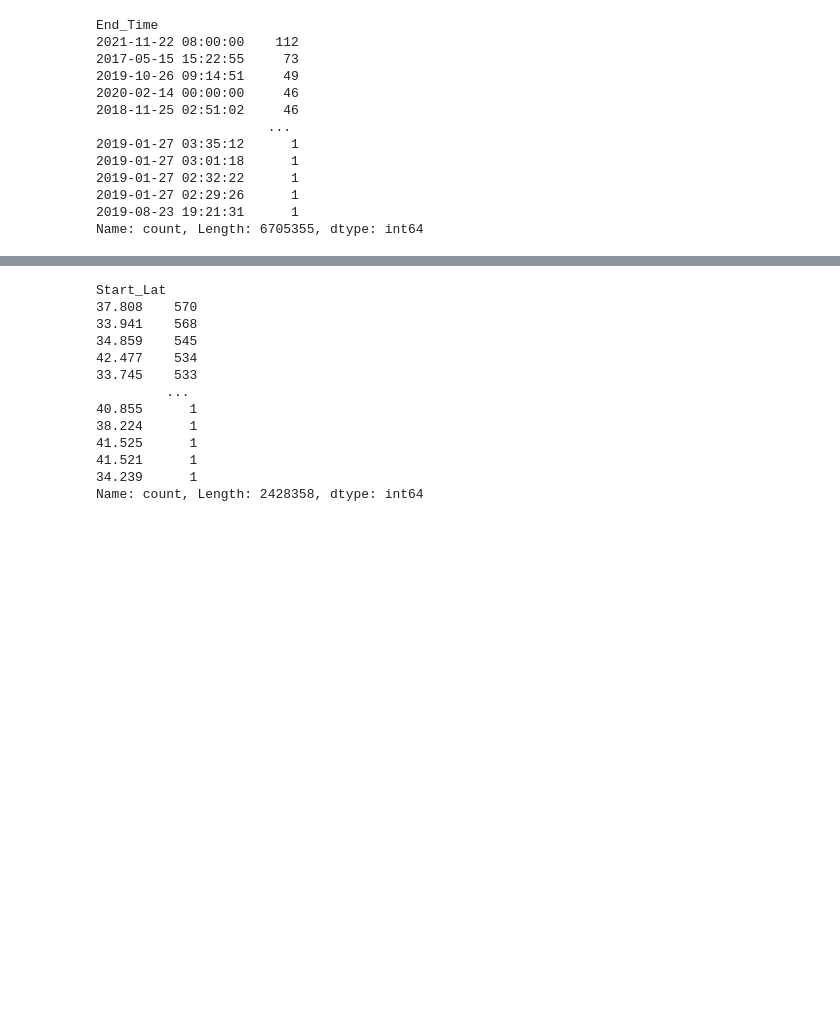
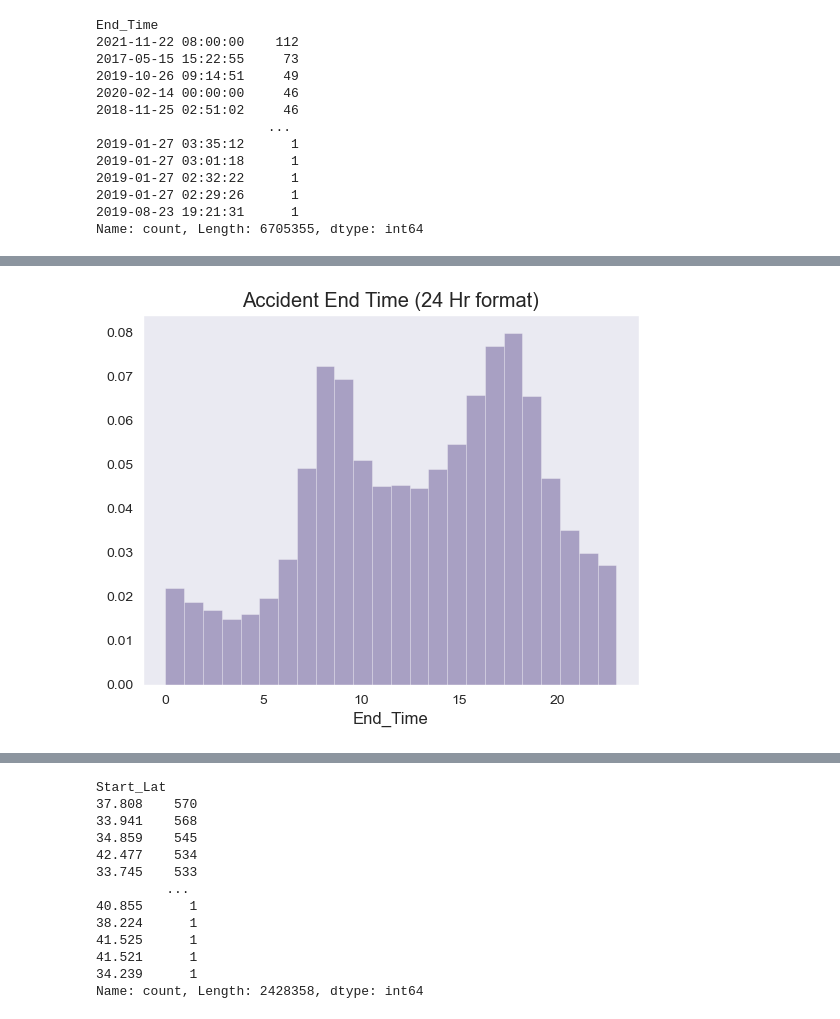
Before and after one commit to niranjan910/US-Accident-Analytics, a Jupyter notebook: US_Accident_analysis.ipynb, the cells around one changed output, grey strips where cells are left out. Saved outputs shown, nothing was run; the diff lists cells and outputs as text; code cells hidden in the pictures; blank space fills up the shorter version.

```diff
--- a/US_Accident_analysis.ipynb
+++ b/US_Accident_analysis.ipynb
@@ -331,3 +349,5 @@ End_Time
 2019-01-27 02:29:26      1
 2019-08-23 19:21:31      1
 Name: count, Length: 6705355, dtype: int64
+# %%
+df['End_Time'] = pd.to_datetime(df['End_Time'], format='mixed')
@@ -333,0 +369,6 @@ Name: count, Length: 6705355, dtype: int64
+# %%
+sns.distplot(df.End_Time.dt.hour, bins = 24, kde = False, norm_hist = True)
+plt.title('Accident End Time (24 Hr format)')
+plt.show()
+# %% [output]
+[figure, added]
```
Also changed, not shown: parts of 42 cells of this notebook.
